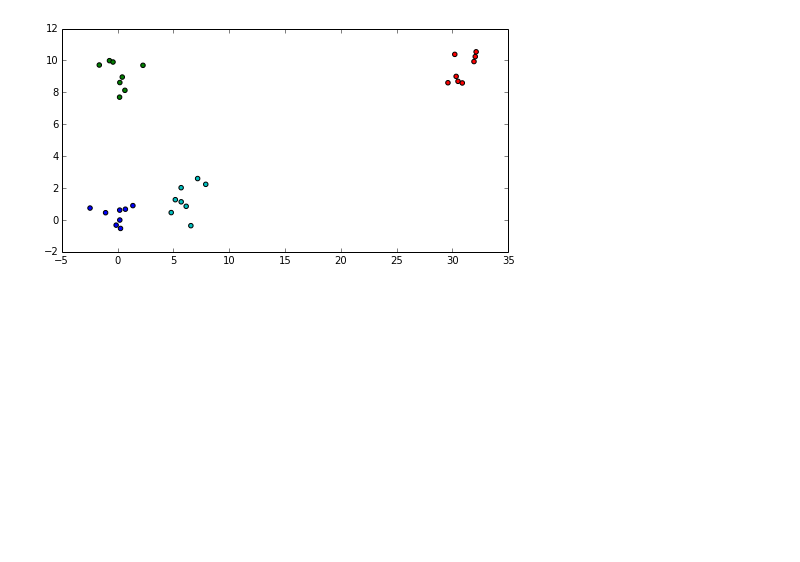
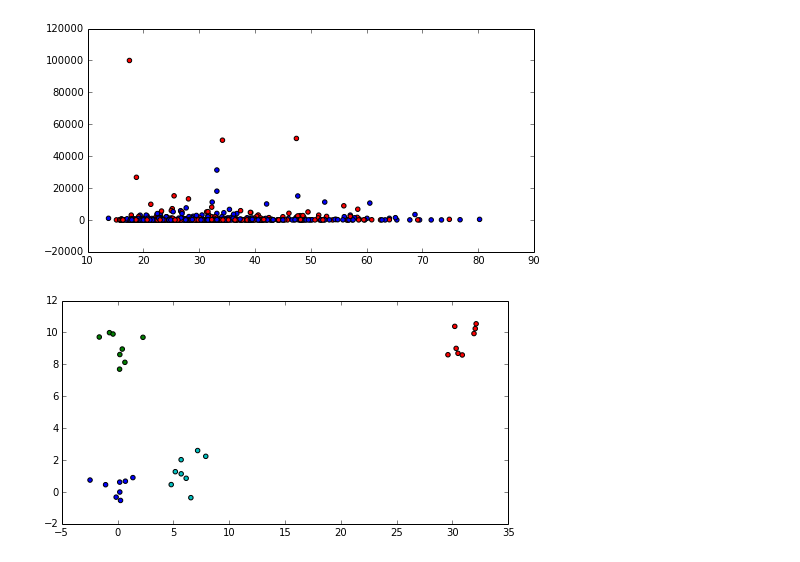
Before and after one commit to sebboyer/Adaptive_clustering, a Jupyter notebook: test.ipynb, the cells around one changed output. Cells and saved outputs as stored; diff of their text form; code cells hidden in the pictures; blank space fills up the shorter version.

```diff
--- a/test.ipynb
+++ b/test.ipynb
@@ -5,0 +14,21 @@ import montecarlo_experiments as mce
+# %%
+nc=2
+dimension=np.shape(data_feat)[1]
+# %%
+c1=list()
+c2=list()
+# %%
+for i in range(np.shape(data)[0]):
+    o=ass.Object(dimension,0)
+    o.set_features(data_feat[i,:])
+    if data_class[i]==1:
+        c1.append(o)
+    elif data_class[i]==0:
+        c2.append(o)
+# %%
+setOfObjects=c1+c2
+# %%
+real_clusters=np.array(data_class.astype(int))
+fig=vis.visualization_2D(setOfObjects,real_clusters,1,13)
+# %% [output]
+[figure, added]
```
Also changed, not shown: parts of 5 cells of this notebook, 24 other files.
